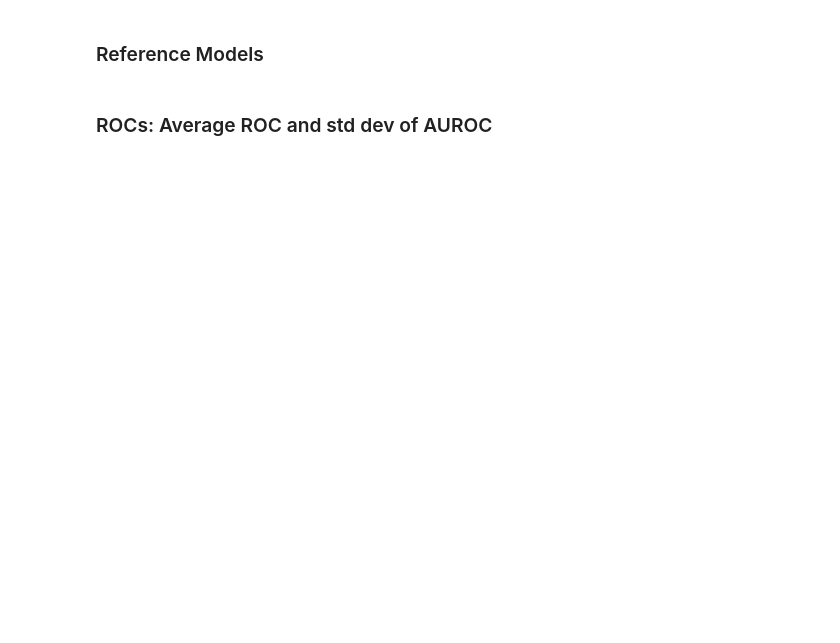
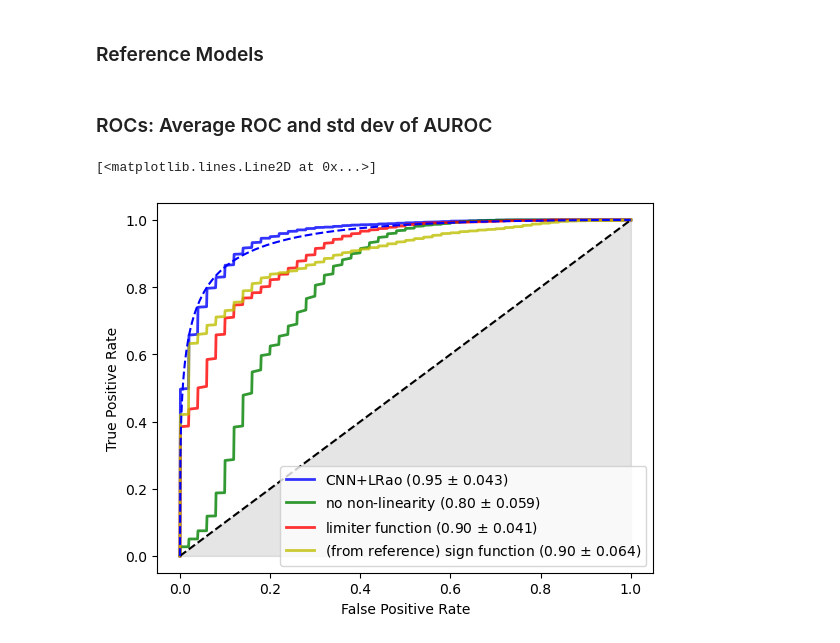
Before and after one commit to jonaslindenberger/LRao-detector, a Jupyter notebook: magnetic_signal_detection_example.ipynb, the cells around one changed output. Cells and saved outputs as stored; diff of their text form; code cells hidden in the pictures; blank space fills up the shorter version.

```diff
--- a/magnetic_signal_detection_example.ipynb
+++ b/magnetic_signal_detection_example.ipynb
@@ -81,7 +95,7 @@ t0_RaoCGN,t1_RaoCGN,t0_RaoCGN_clipped,t1_RaoCGN_clipped,t0_RaoWGN,t1_RaoWGN = f.
 n_independent_test_data = len(data)//config["dim_inp"]
 mean_fpr = np.linspace(0, 1, 1000)
 n_indiv = 50 # has to be smaller than
-n_trials = 10 #in paper: 1000
+n_trials = 100 #in paper: 1000
 def tprs_aucs(t0,t1):
     tprs = []
     aucs = []
@@ -100,7 +114,7 @@ def tprs_aucs(t0,t1):
 
 # CNN+LRao
 idx = 9
-fig, ax = plt.subplots(figsize=(5,5))
+fig, ax = plt.subplots()
 mean_tpr, std_tpr, mean_auc, std_auc = tprs_aucs(t0,t1[idx])
 ax.plot(
     mean_fpr,
@@ -138,30 +152,33 @@ tprs_upper = np.minimum(mean_tpr+2*std_tpr, 1)
 tprs_lower = np.maximum(mean_tpr-2*std_tpr, 0)
 
 mean_tpr, std_tpr, mean_auc, std_auc = tprs_aucs(t0_RaoWGN,t1_RaoWGN[idx])
 ax.plot(
     mean_fpr,
     mean_tpr,
     color="y",
     label=r"(from reference) sign function (%0.2f $\pm$ %0.3f)" % (mean_auc, 2*std_auc),
     lw=2,
     alpha=0.8,
 )
 tprs_upper = np.minimum(mean_tpr+2*std_tpr, 1)
 tprs_lower = np.maximum(mean_tpr-2*std_tpr, 0)
 
 ax.set(
     xlabel="False Positive Rate",
     ylabel="True Positive Rate",
 )
 ax.legend(loc="lower right")
 ax.fill_between(
     [0,1],
     [0,0],
     [0,1],
     color="grey",
     alpha=0.2,
 )
 ax.plot([0,1],[0,1],"k--")
 thresholds = sp.stats.chi2.isf(mean_fpr,df=2*K)
 pd = sp.stats.ncx2.sf(thresholds,df=2*K,nc=lambda_nc[idx])
 ax.plot(mean_fpr,pd,"b--")
+# %% [output]
+[<matplotlib.lines.Line2D at 0x...>]
+[figure, added]
```
Also changed, not shown: parts of 4 cells of this notebook, 1 other file.
